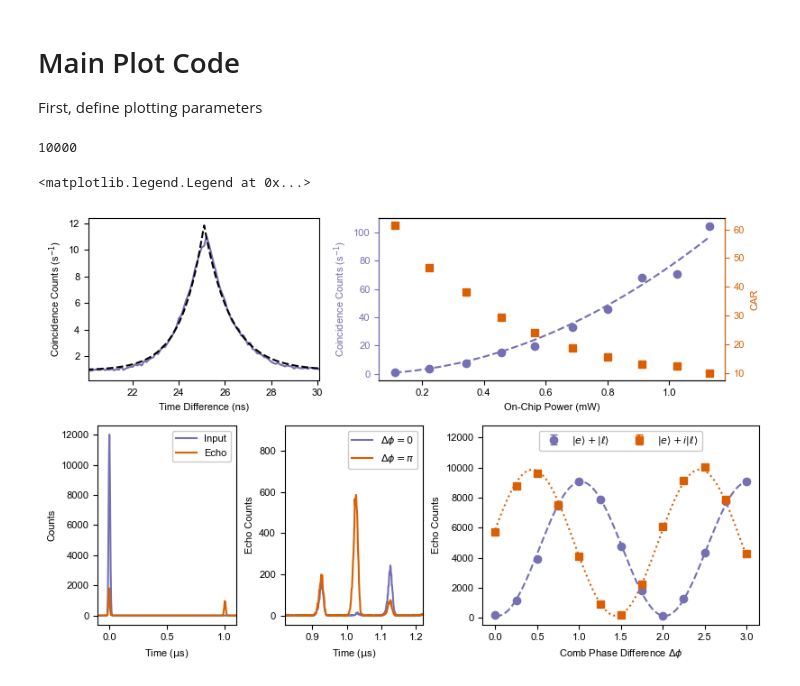
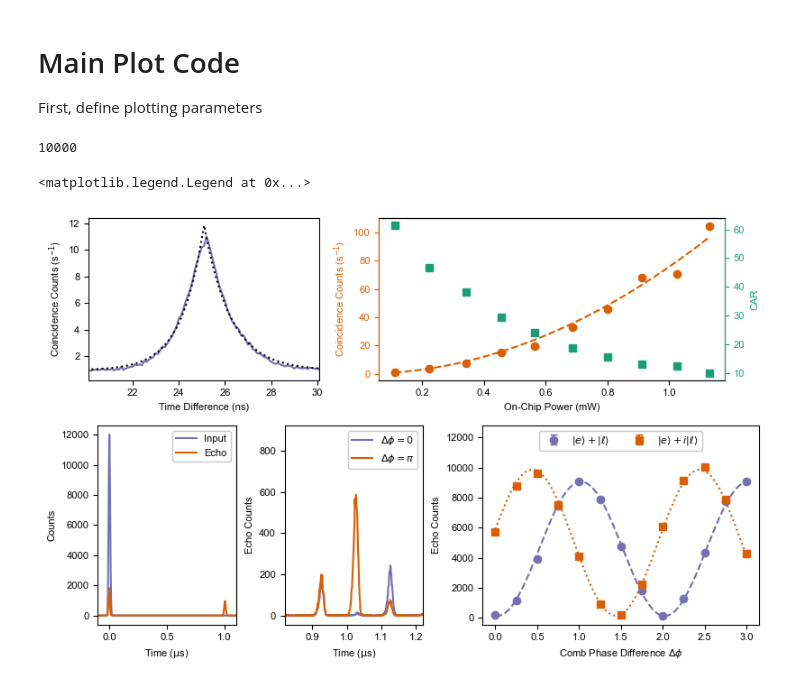
Before and after one commit to Alex-Kolar/lab-plotting, a Jupyter notebook: ring_resonators/paper_figures/figure_2_v2.ipynb, the cells around one changed output. Drawn from its saved outputs; the diff is of its cells as text; code cells hidden in the pictures.

```diff
--- a/ring_resonators/paper_figures/figure_2_v2.ipynb
+++ b/ring_resonators/paper_figures/figure_2_v2.ipynb
@@ -542,7 +542,7 @@ axs_upper[0].plot(time_coincidence, coincidence,
                   label='Data')
 time_to_plot = np.linspace(min(time_coincidence), max(time_coincidence), 10000)
 axs_upper[0].plot(time_to_plot, g_2_exp_bg(time_to_plot, **res_coincidence.best_values),
-                  color='k', ls='--',
+                  color='k', ls=':',
                   label='Fit')
 center = res_coincidence.params['x0'].value
 xlim = (center - 5, center + 5)
@@ -554,19 +554,19 @@ axs_upper[0].set_ylabel('Coincidence Counts (s$^{-1}$)')
 # subplot (b): Coincidence Rate
 ax_car = axs_upper[1].twinx()
 axs_upper[1].errorbar(on_chip_power/1e3, coincidence_rate, yerr=error,
-                      marker='o', ls='', capsize=3, color=color_primary)
+                      marker='o', ls='', capsize=3, color=color_secondary)
 power_to_plot = np.linspace(min(on_chip_power), max(on_chip_power), 1000)
 axs_upper[1].plot(power_to_plot/1e3, res_power.eval(x=power_to_plot),
-                  color=color_primary, ls='--')
+                  color=color_secondary, ls='--')
 ax_car.plot(on_chip_power/1e3, car,
-            marker='s', ls='', color=color_secondary)
+            marker='s', ls='', color=color_tertiary)
 axs_upper[1].set_xlabel('On-Chip Power (mW)')
-axs_upper[1].set_ylabel(r'Coincidence Counts (s$^{-1}$)', color=color_primary)
-ax_car.set_ylabel('CAR', color=color_secondary)
-ax_car.spines['left'].set_color(color_primary)
-ax_car.spines['right'].set_color(color_secondary)
-axs_upper[1].tick_params(axis='y', colors=color_primary)
-ax_car.tick_params(axis='y', colors=color_secondary)
+axs_upper[1].set_ylabel(r'Coincidence Counts (s$^{-1}$)', color=color_secondary)
+ax_car.set_ylabel('CAR', color=color_tertiary)
+ax_car.spines['left'].set_color(color_secondary)
+ax_car.spines['right'].set_color(color_tertiary)
+axs_upper[1].tick_params(axis='y', colors=color_secondary)
+ax_car.tick_params(axis='y', colors=color_tertiary)
 # axs_upper[1].legend()
 
 # lower subplots
@@ -594,31 +594,31 @@ old_ylim = axs_lower[1].get_ylim()
 factor = 1.5
 axs_lower[1].set_ylim(old_ylim[0]*factor, old_ylim[1]*factor)
 axs_lower[1].set_xlabel(r'Time ($\mathrm{\mu}$s)')
 axs_lower[1].set_ylabel(r'Echo Counts')
 axs_lower[1].legend(framealpha=1)
 # axs_lower[1].legend(bbox_to_anchor=(0, 1.02, 1., -.102), loc='lower center', ncols=2)
 
 # subplot (e): AFC Coherence
 axs_lower[2].errorbar(all_phases, all_interference_counts, yerr=np.sqrt(all_interference_counts),
                       color=color_primary, ls='', marker='o', capsize=3,
                       label=rf'$|e\rangle + |\ell\rangle$')
 axs_lower[2].plot(x_points_for_eval, res.eval(x=x_points_for_eval),
                   color=color_primary, ls='--')
                   # label='Fit')
 axs_lower[2].errorbar(all_phases_phase, all_interference_counts_phase, yerr=np.sqrt(all_interference_counts_phase),
                       color=color_secondary, ls='', marker='s', capsize=3,
                       label=rf'$|e\rangle + i|\ell\rangle$')
 axs_lower[2].plot(x_points_for_eval, res_phase.eval(x=x_points_for_eval),
                   color=color_secondary, ls=':')
                   # label='Fit')
 old_ylim = axs_lower[2].get_ylim()
 factor = 1.2
 axs_lower[2].set_ylim(old_ylim[0]*factor, old_ylim[1]*factor)
 axs_lower[2].set_xlabel(r'Comb Phase Difference $\Delta\phi$')
 axs_lower[2].set_ylabel('Echo Counts')
 axs_lower[2].legend(framealpha=1, ncols=2, loc='upper center')
 # axs_lower[2].legend(bbox_to_anchor=(0, 1.02, 1., -.102), loc='lower center', ncols=2)
 # %% [output]
 10000
 <matplotlib.legend.Legend at 0x...>
-[figure, old version]
+[figure, new version]
```
Also changed, not shown: parts of 1 cell of this notebook, 3 other files.
